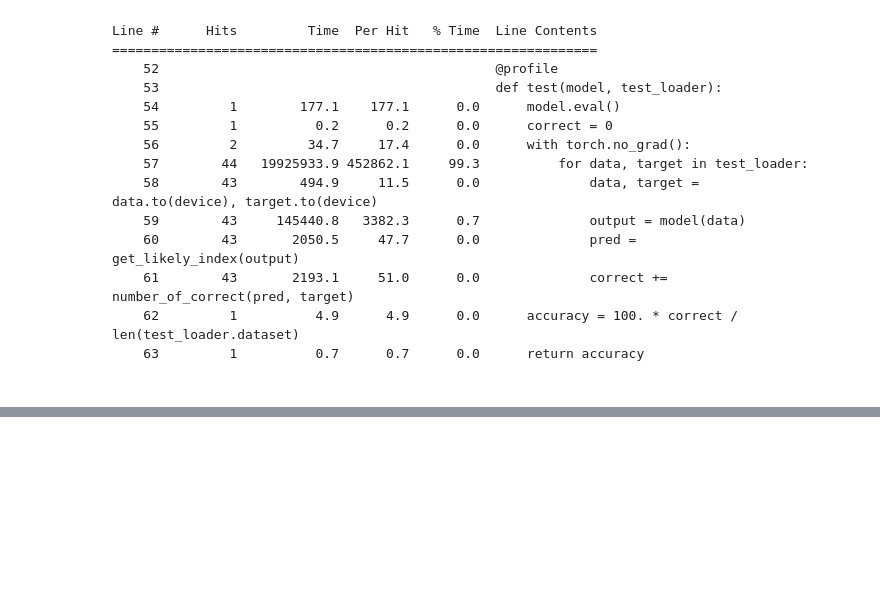
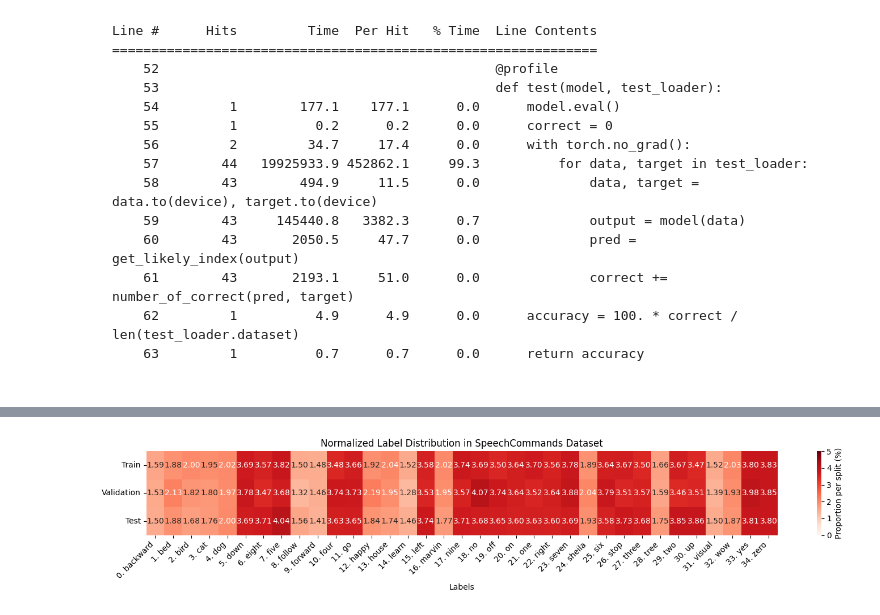
Before and after one commit to Bozhi-Lyu/audioDemo, a Jupyter notebook: notebook/visualization.ipynb, the cells around one changed output, grey strips where cells are left out. Saved outputs shown, nothing was run; the diff lists cells and outputs as text; code cells hidden in the pictures; blank space fills up the shorter version.

```diff
--- a/notebook/visualization.ipynb
+++ b/notebook/visualization.ipynb
@@ -286,0 +308,17 @@ Line #      Hits         Time  Per Hit   % Time  Line Contents
+# %%
+from src.data_loader import get_data_loaders
+config = {
+  "data": {
+    "raw_dir": "../data/raw",
+    "sample_rate": 8000,
+    "batch_size": 256,
+    "version": "v0.1"
+  }
+}
+train_loader, test_loader, validate_loader = get_data_loaders(config["data"])
+
+# single_batch_length = []
+
+# for batch_idx, batch in enumerate(train_loader):
+#     single_batch_length.append(len(batch[1]))
+# print("Length of each batch in train_loader:", single_batch_length)
@@ -286,0 +428,7 @@ Line #      Hits         Time  Per Hit   % Time  Line Contents
+# %%
+from src.data_loader import SubsetSC
+temp_set = SubsetSC("testing", root = "../data/raw")
+labels = sorted(list(set(d[2] for d in temp_set)))
+train_counts, val_counts, test_counts = plot_label_heatmap(train_loader, validate_loader, test_loader, labels)
+# %% [output]
+[figure, added]
```
Also changed, not shown: parts of 4 cells of this notebook, 2 other files.
